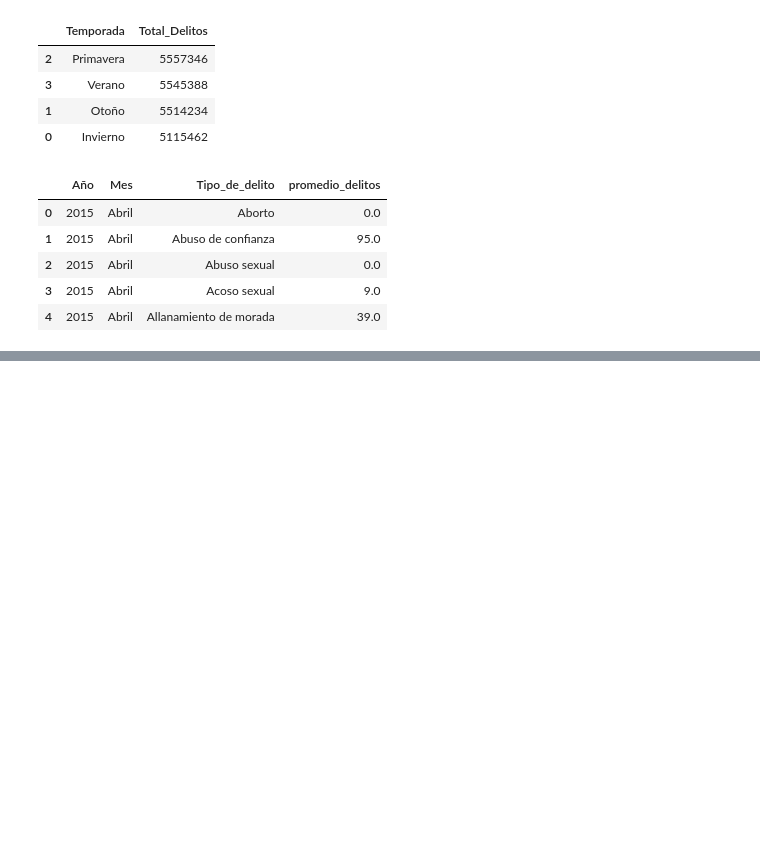
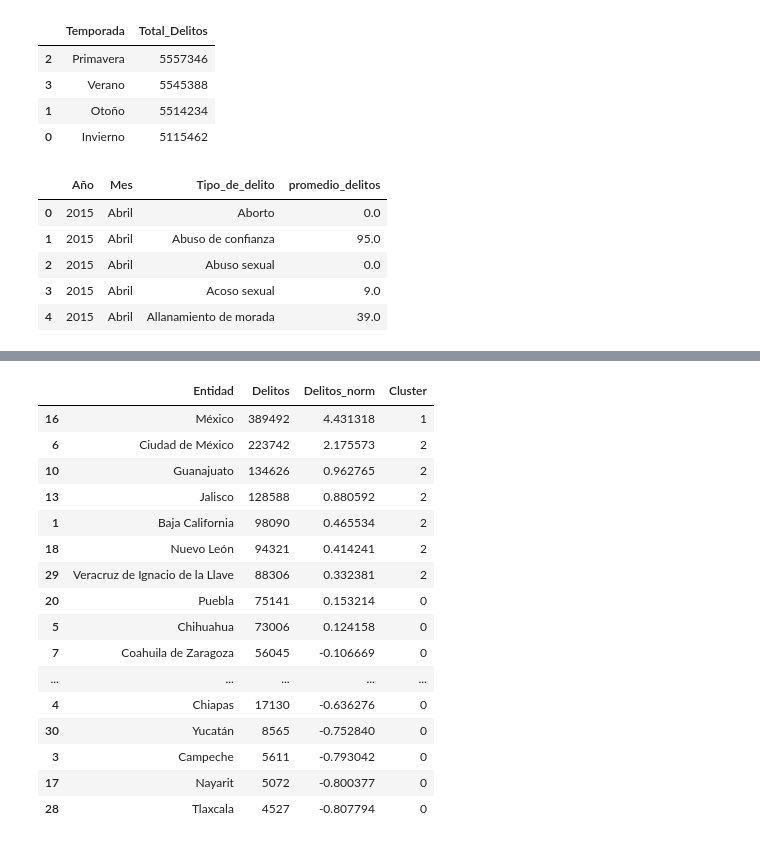
Before and after one commit to Nefi-Fran-Oc/EBACMX-DATA-ANALYST, a Jupyter notebook: Proyecto Final – Nefi Francisco Ocelotl.ipynb, the cells around one changed output, grey strips where cells are left out. Saved outputs shown, nothing was run; the diff lists cells and outputs as text; code cells hidden in the pictures; blank space fills up the shorter version.

```diff
--- a/Proyecto Final – Nefi Francisco Ocelotl.ipynb
+++ b/Proyecto Final – Nefi Francisco Ocelotl.ipynb
@@ -211,0 +400,20 @@ df_montecarlo_py = (
+# %%
+df_estado.sort_values('Delitos', ascending=False)
+# %% [output]
+|  | Entidad | Delitos | Delitos_norm | Cluster |
+| 16 | México | 389492 | 4.431318 | 1 |
+| 6 | Ciudad de México | 223742 | 2.175573 | 2 |
+| 10 | Guanajuato | 134626 | 0.962765 | 2 |
+| 13 | Jalisco | 128588 | 0.880592 | 2 |
+| 1 | Baja California | 98090 | 0.465534 | 2 |
+| 18 | Nuevo León | 94321 | 0.414241 | 2 |
+| 29 | Veracruz de Ignacio de la Llave | 88306 | 0.332381 | 2 |
+| 20 | Puebla | 75141 | 0.153214 | 0 |
+| 5 | Chihuahua | 73006 | 0.124158 | 0 |
+| 7 | Coahuila de Zaragoza | 56045 | -0.106669 | 0 |
+| ... | ... | ... | ... | ... |
+| 4 | Chiapas | 17130 | -0.636276 | 0 |
+| 30 | Yucatán | 8565 | -0.752840 | 0 |
+| 3 | Campeche | 5611 | -0.793042 | 0 |
+| 17 | Nayarit | 5072 | -0.800377 | 0 |
+| 28 | Tlaxcala | 4527 | -0.807794 | 0 |
```
Also changed, not shown: parts of 15 cells of this notebook, 2 other files.
